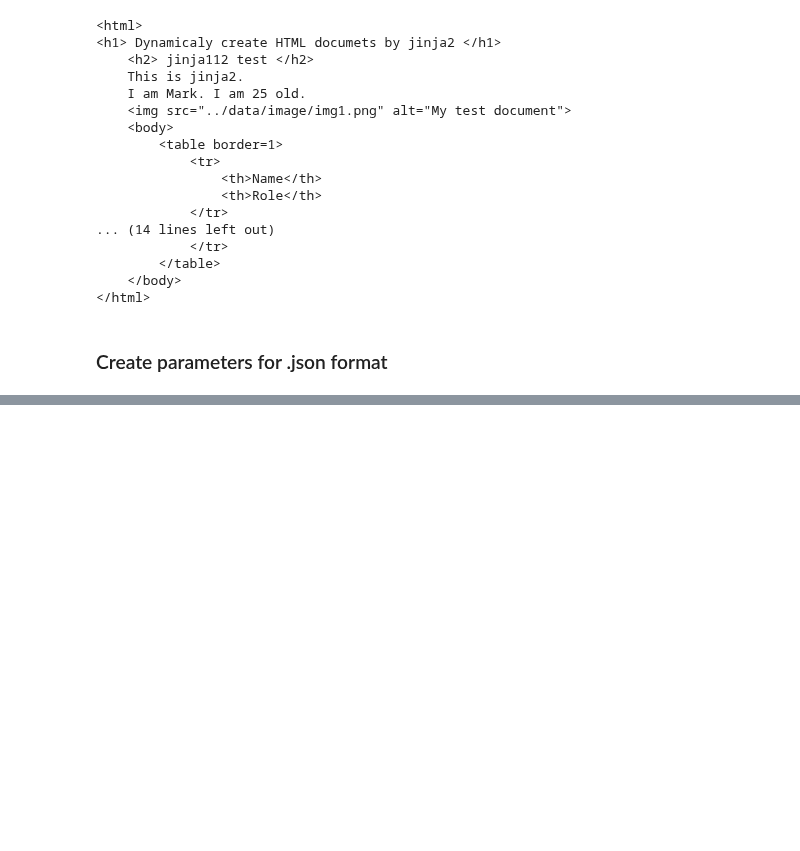
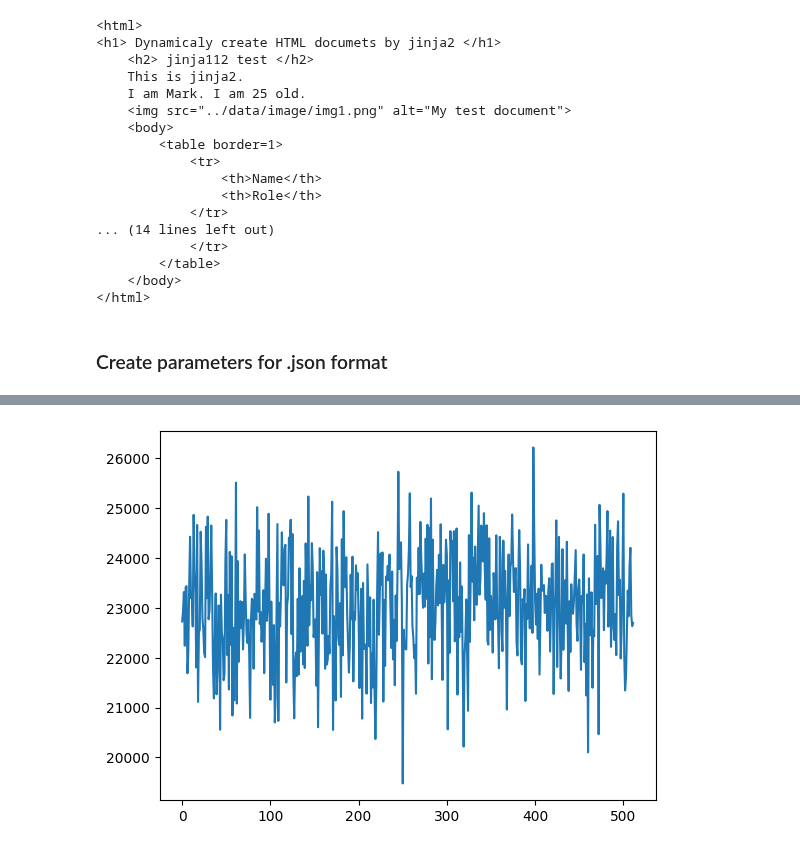
Before and after one commit to yumekasa5/Pyhton, a Jupyter notebook: jupyter/experiment/reportlab.ipynb, the cells around one changed output, grey strips where cells are left out. Cells and saved outputs as stored; diff of their text form; code cells hidden in the pictures; blank space fills up the shorter version.

Commit message:
add informaion about matplotlib figure size

```diff
--- a/jupyter/experiment/reportlab.ipynb
+++ b/jupyter/experiment/reportlab.ipynb
@@ -133,0 +130,12 @@ print(abs(31595**2 + 18**2 - 998244353))
+# %%
+import matplotlib.pyplot as plt
+import numpy as np
+import cv2
+
+x = np.linspace(0, 511, 512)
+img = cv2.imread('./data/image/img1.png', cv2.IMREAD_ANYDEPTH)
+fig, ax = plt.subplots(figsize=())
+ax.plot(x, img[0])
+fig.savefig('./results/matplotlib_figure.png')
+# %% [output]
+[figure, added]
```
Also changed, not shown: parts of 2 cells of this notebook, 3 other files.
